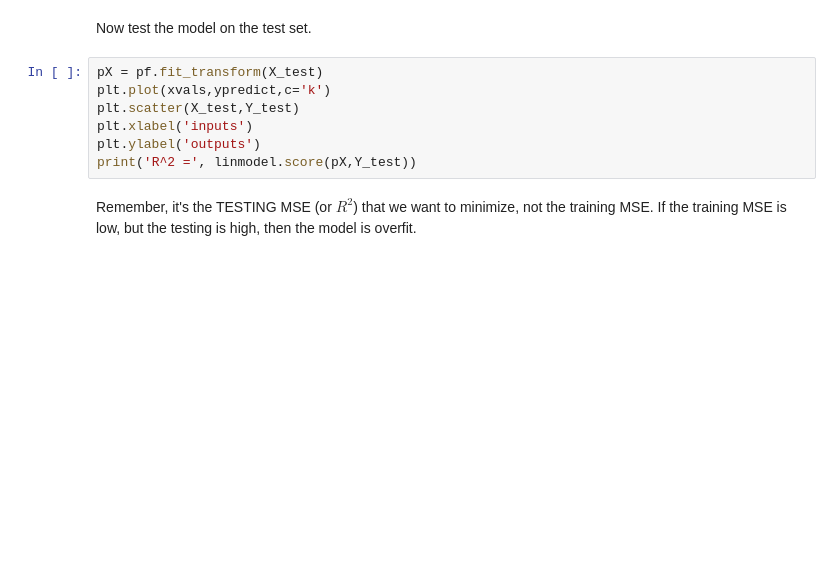
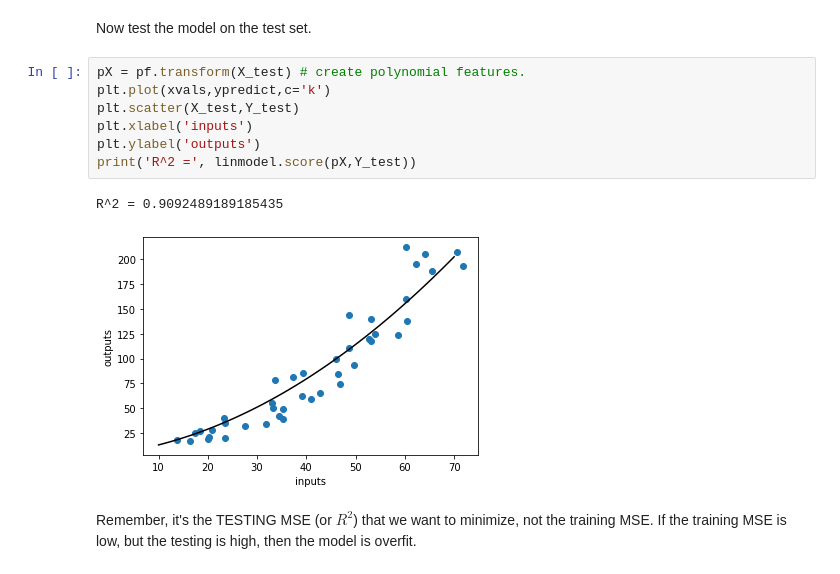
Before and after one commit to icomse/5th_workshop_MachineLearning, a Jupyter notebook: Day_1/Regression_As_ML.ipynb, the cells around one changed output. Saved outputs shown, nothing was run; the diff lists cells and outputs as text; blank space fills up the shorter version.

```diff
--- a/Day_1/Regression_As_ML.ipynb
+++ b/Day_1/Regression_As_ML.ipynb
@@ -100,12 +145,15 @@ plt.show()
 # %% [markdown]
 Now test the model on the test set.
 # %%
-pX = pf.fit_transform(X_test)
+pX = pf.transform(X_test) # create polynomial features.
 plt.plot(xvals,ypredict,c='k')
 plt.scatter(X_test,Y_test)
 plt.xlabel('inputs')
 plt.ylabel('outputs')
 print('R^2 =', linmodel.score(pX,Y_test))
+# %% [output]
+R^2 = 0.9092489189185435
+[figure, added]
 # %% [markdown]
 Remember, it's the TESTING MSE (or $R^2$) that we want to minimize, not the training MSE.  If the training MSE is low, but the testing is high, then the model is overfit.
 # %% [markdown]
```
Also changed, not shown: parts of 84 cells of this notebook, 2 other files.
